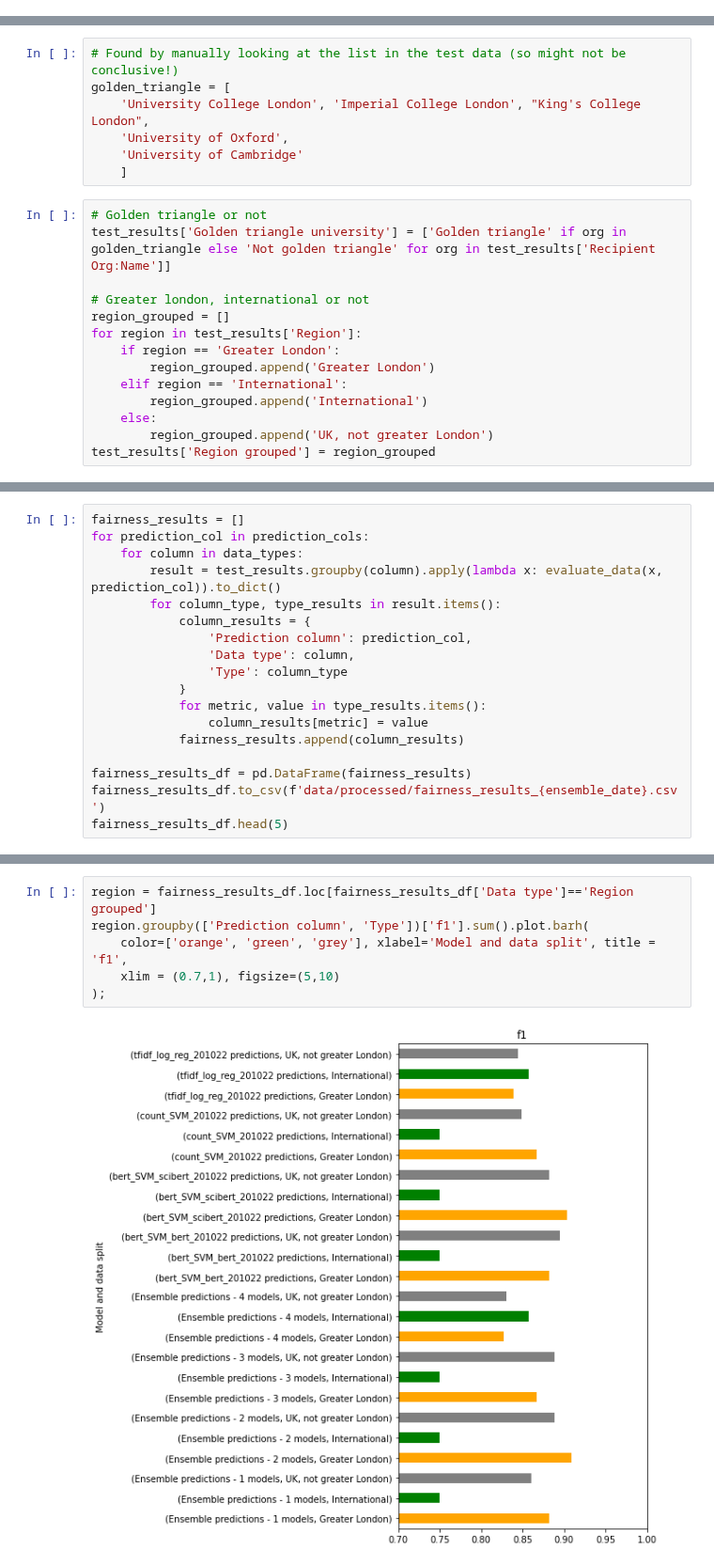
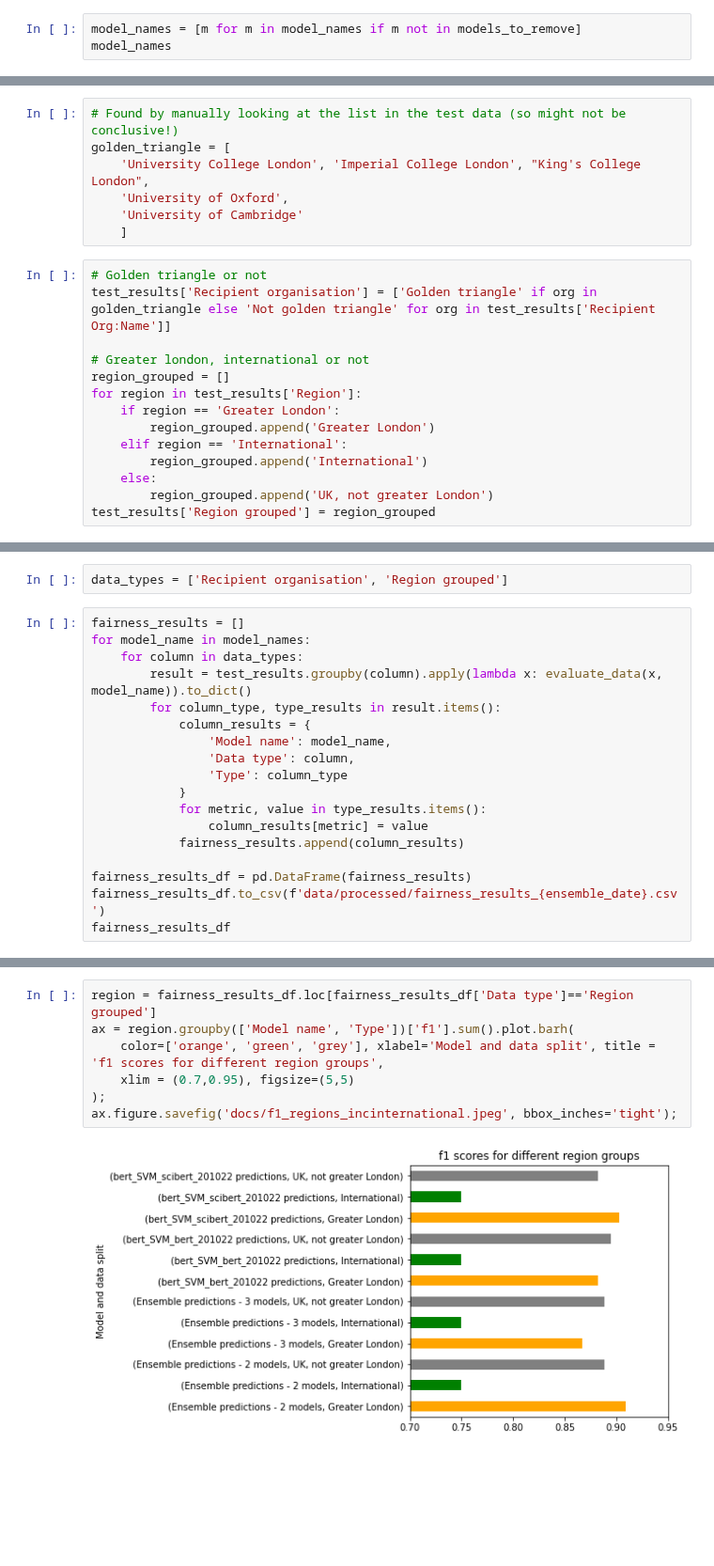
Before and after one commit to wellcometrust/nutrition-labels, a Jupyter notebook: notebooks/Fairness.ipynb, the cells around one changed output, grey strips where cells are left out. Shown at 94% size. Drawn from its saved outputs; the diff is of its cells as text; blank space fills up the shorter version.

Commit message:
tweaks to fairness notebook

```diff
--- a/notebooks/Fairness.ipynb
+++ b/notebooks/Fairness.ipynb
@@ -58,0 +147,3 @@ test_results = pd.merge(
+# %%
+model_names = [m for m in model_names if m not in models_to_remove]
+model_names
@@ -67,7 +172,7 @@ golden_triangle = [
     ]
 # %%
 # Golden triangle or not
-test_results['Golden triangle university'] = ['Golden triangle' if org in golden_triangle else 'Not golden triangle' for org in test_results['Recipient Org:Name']]
+test_results['Recipient organisation'] = ['Golden triangle' if org in golden_triangle else 'Not golden triangle' for org in test_results['Recipient Org:Name']]
 
 # Greater london, international or not
 region_grouped = []
@@ -88,11 +187,13 @@ data_types = ['Golden triangle university', 'Region grouped']
+# %%
+data_types = ['Recipient organisation', 'Region grouped']
 # %%
 fairness_results = []
-for prediction_col in prediction_cols:
+for model_name in model_names:
     for column in data_types:
-        result = test_results.groupby(column).apply(lambda x: evaluate_data(x, prediction_col)).to_dict()
+        result = test_results.groupby(column).apply(lambda x: evaluate_data(x, model_name)).to_dict()
         for column_type, type_results in result.items():
             column_results = {
-                'Prediction column': prediction_col,
+                'Model name': model_name,
                 'Data type': column,
                 'Type': column_type
             }
@@ -102,5 +203,5 @@ for prediction_col in prediction_cols:
 
 fairness_results_df = pd.DataFrame(fairness_results)
 fairness_results_df.to_csv(f'data/processed/fairness_results_{ensemble_date}.csv')
-fairness_results_df.head(5)
+fairness_results_df
 # %% [output]
@@ -113,8 +235,9 @@ fairness_results_df.head(5)
 # %%
 region = fairness_results_df.loc[fairness_results_df['Data type']=='Region grouped']
-region.groupby(['Prediction column', 'Type'])['f1'].sum().plot.barh(
-    color=['orange', 'green', 'grey'], xlabel='Model and data split', title = 'f1',
-    xlim = (0.7,1), figsize=(5,10)
+ax = region.groupby(['Model name', 'Type'])['f1'].sum().plot.barh(
+    color=['orange', 'green', 'grey'], xlabel='Model and data split', title = 'f1 scores for different region groups',
+    xlim = (0.7,0.95), figsize=(5,5)
 );
+ax.figure.savefig('docs/f1_regions_incinternational.jpeg', bbox_inches='tight');
 # %% [output]
-[figure, old version]
+[figure, new version]
```
Also changed, not shown: parts of 32 cells of this notebook.
